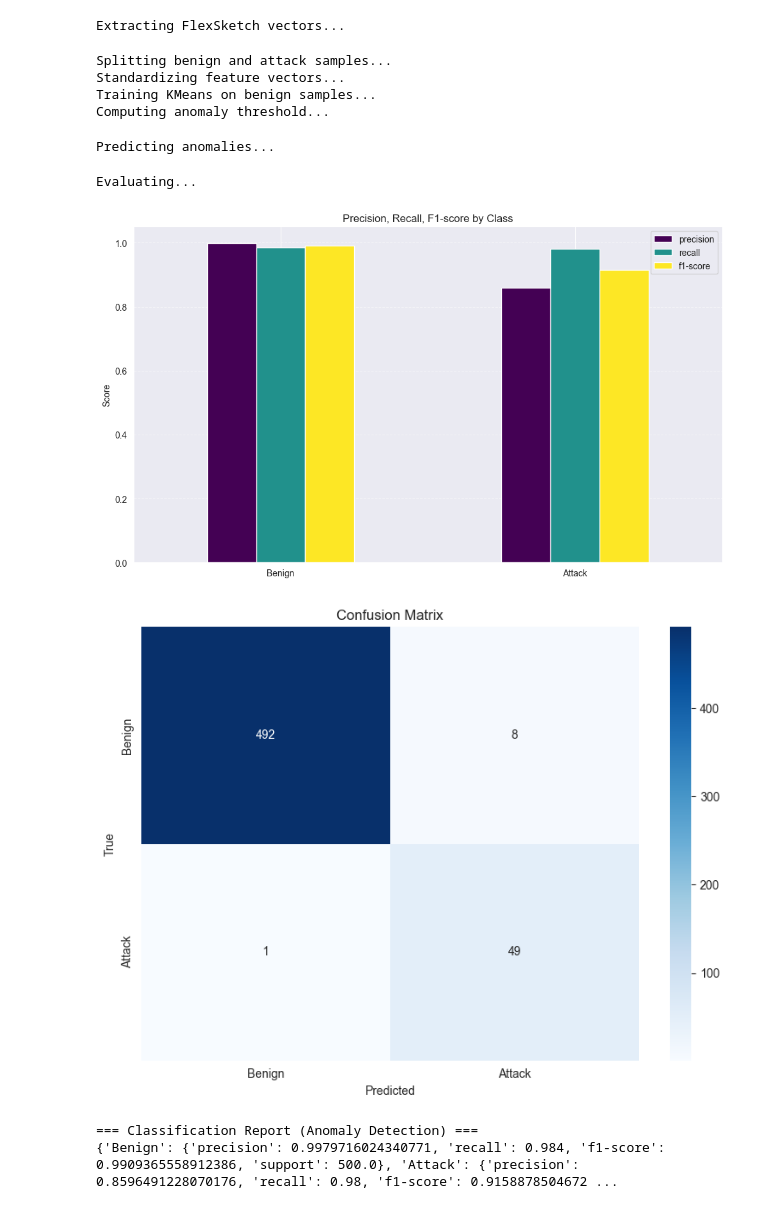
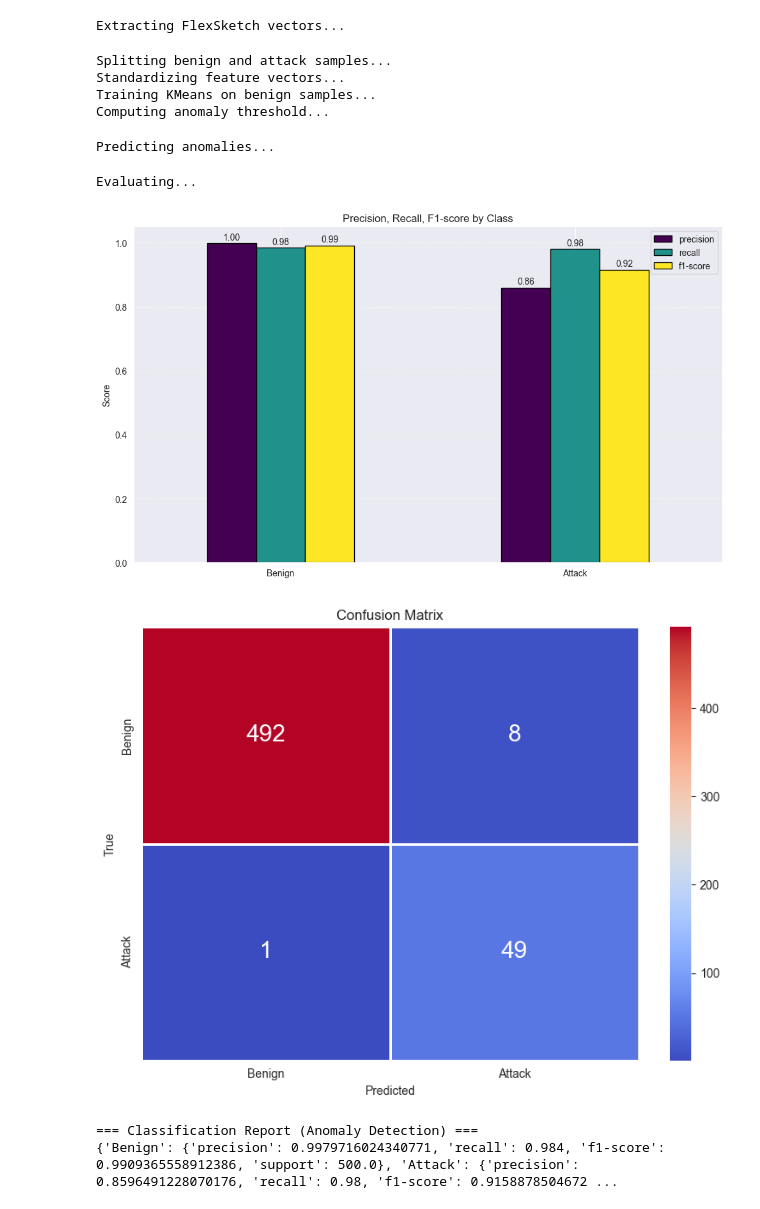
Before and after one commit to AnoTherK-ATK/RT-APT, a Jupyter notebook: src/streamspot/prebuilt-streamspot.ipynb, the cells around one changed output. Drawn from its saved outputs; the diff is of its cells as text; code cells hidden in the pictures.

```diff
--- a/src/streamspot/prebuilt-streamspot.ipynb
+++ b/src/streamspot/prebuilt-streamspot.ipynb
@@ -114,7 +114,7 @@ df_report = pd.DataFrame(report).transpose()
 
 # Plot precision, recall, f1-score
 plot_data = df_report.loc[["Benign", "Attack"], ["precision", "recall", "f1-score"]]
-ax = plot_data.plot(kind="bar", figsize=(10, 6), colormap='viridis', edgecolor='white')
+ax = plot_data.plot(kind="bar", figsize=(10, 6), colormap='viridis', edgecolor='black')
 plt.title("Precision, Recall, F1-score by Class")
 plt.xticks(rotation=0)
 plt.ylabel("Score")
@@ -122,12 +122,19 @@ plt.ylim(0, 1.05)
 plt.grid(True, axis='y', linestyle='--', alpha=0.6)
 plt.legend(loc='upper right')
 plt.tight_layout()
+
+# Thêm số trên cột
+for container in ax.containers:
+    ax.bar_label(container, fmt='%.2f', label_type='edge', padding=2)
+
 plt.show()
+
 
 # Plot confusion matrix
 cm = confusion_matrix(all_labels, pred_labels)
+colormap = sns.color_palette("coolwarm", 500, as_cmap=True)
 plt.figure(figsize=(8, 6))
-sns.heatmap(cm, annot=True, fmt='d', cmap='Blues', xticklabels=["Benign", "Attack"], yticklabels=["Benign", "Attack"])
+sns.heatmap(cm, annot=True, fmt='d', cmap=colormap, xticklabels=["Benign", "Attack"], yticklabels=["Benign", "Attack"], linewidths=1, linecolor='white', annot_kws={"size": 20})
 plt.title("Confusion Matrix")
 plt.xlabel("Predicted")
 plt.ylabel("True")
@@ -143,38 +150,38 @@ joblib.dump(scaler, scaler_path)
 print("\n=== Classification Report (Anomaly Detection) ===")
 print(report)
 
 # Reduce to 2D using PCA for visualization
 pca = PCA(n_components=2)
-X_2d = pca.fit_transform(X_all_scaled)
+X_2d = pca.fit_transform(X_benign_scaled)
 centroids_2d = pca.transform(kmeans.cluster_centers_)
 
 # Predict cluster labels for visualization
-cluster_labels = kmeans.predict(X_all_scaled)
+cluster_labels = kmeans.predict(X_benign_scaled)
 
 # Plot clusters with centroids
 plt.figure(figsize=(10, 6))
 scatter = plt.scatter(X_2d[:, 0], X_2d[:, 1], c=cluster_labels, cmap="tab10", alpha=0.6, label="Data Points")
-plt.scatter(centroids_2d[:, 0], centroids_2d[:, 1], c='yellow', marker='X', s=200, edgecolor='black', label="Centroids")
+# plt.scatter(centroids_2d[:, 0], centroids_2d[:, 1], c='yellow', marker='X', s=200, edgecolor='black', label="Centroids")
 
 # Annotate centroids
 for i, (x, y) in enumerate(centroids_2d):
     plt.text(x, y, f'C{i}', fontsize=10, ha='center', va='center', weight='bold', color='black')
 
 plt.title("KMeans Clustering with Centroids (PCA 2D Projection)")
 plt.xlabel("PCA Component 1")
 plt.ylabel("PCA Component 2")
 plt.legend()
-plt.grid(True)
+plt.grid(True, color='1')
 plt.tight_layout()
 plt.show()
 # %% [output]
 Splitting benign and attack samples...
 Standardizing feature vectors...
 Training KMeans on benign samples...
 Computing anomaly threshold...
 Predicting anomalies...
 Evaluating...
-[figure, old version]
+[figure, new version]
-[figure, old version]
+[figure, new version]
 === Classification Report (Anomaly Detection) ===
 {'Benign': {'precision': 0.9979716024340771, 'recall': 0.984, 'f1-score': 0.9909365558912386, 'support': 500.0}, 'Attack': {'precision': 0.8596491228070176, 'recall': 0.98, 'f1-score': 0.9158878504672 ...
```
Also changed, not shown: parts of 3 cells of this notebook, 6 other files.
